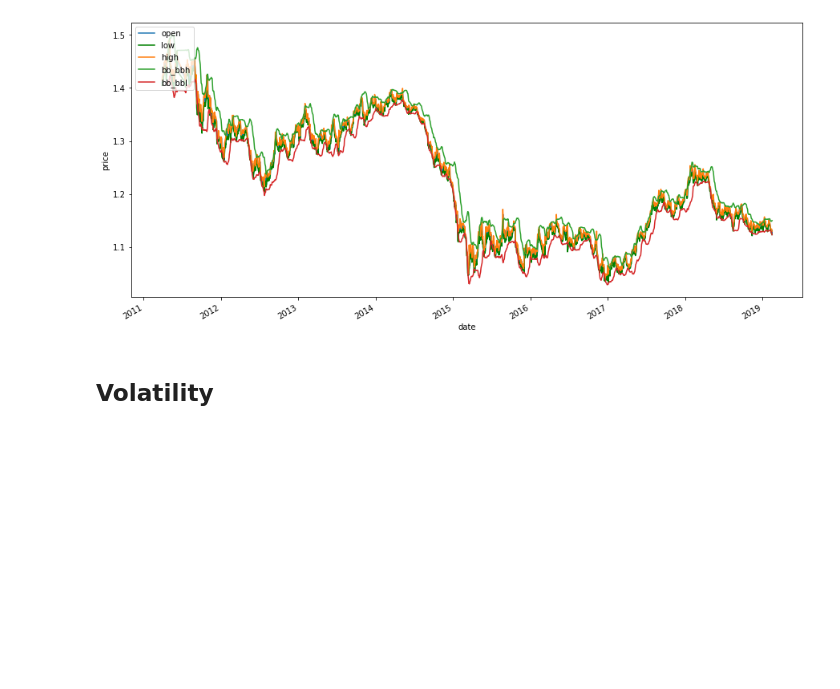
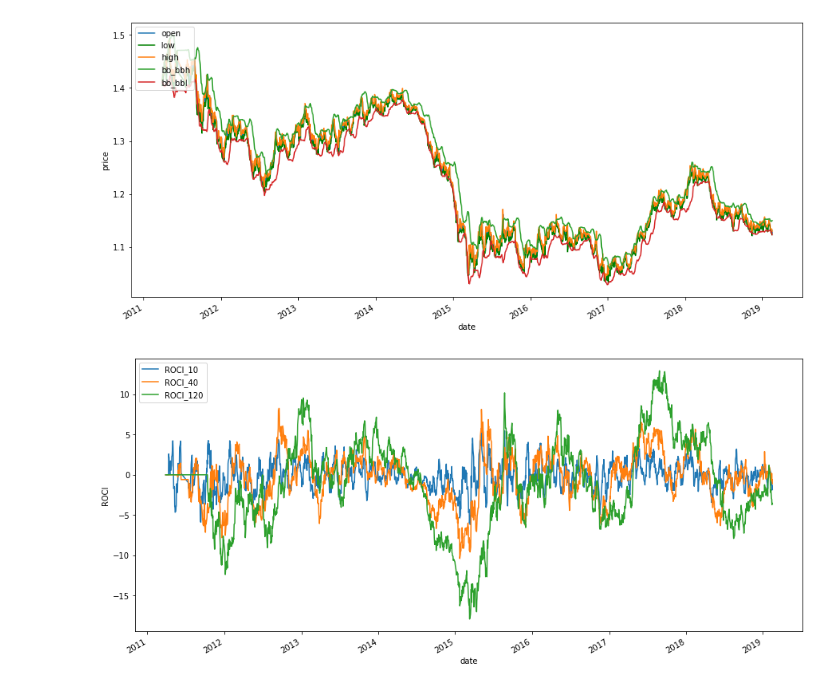
Before and after one commit to razmarrus/diploma, a Jupyter notebook: Features_Engineering.ipynb, the cells around one changed output. Saved outputs shown, nothing was run; the diff lists cells and outputs as text; code cells hidden in the pictures; blank space fills up the shorter version.

```diff
--- a/Features_Engineering.ipynb
+++ b/Features_Engineering.ipynb
@@ -63,0 +75,3 @@ df
+# %%
+df['ATR'] = ATR.average_true_range()
+df.head()
@@ -63,0 +102,12 @@ df
+# %%
+ROCI_10 = ta.momentum.ROCIndicator(df['close'], window=10, fillna=True)
+ROCI_20 = ta.momentum.ROCIndicator(df['close'], window=20, fillna=True)
+ROCI_40 = ta.momentum.ROCIndicator(df['close'], window=40, fillna=True)
+ROCI_60 = ta.momentum.ROCIndicator(df['close'], window=60, fillna=True)
+ROCI_120 = ta.momentum.ROCIndicator(df['close'], window=120, fillna=True)
+# %%
+df["ROCI_10"] = ROCI_10.roc()
+df["ROCI_20"] = ROCI_20.roc()
+df["ROCI_40"] = ROCI_40.roc()
+df["ROCI_60"] = ROCI_60.roc()
+df["ROCI_120"] = ROCI_120.roc()
@@ -63,0 +116,10 @@ df
+# %%
+close_price = df["close"].values.tolist()
+close_Y = [0]
+for i in range(1, len(close_price)):
+    if close_price[i] > close_price[i - 1]:
+        close_Y.append(1)
+    else:
+        close_Y.append(0)
+
+df['close_change'] = close_Y
@@ -73,5 +184,3 @@ plt.legend(loc='upper left')
 pylab.show()
 # %% [output]
 [figure]
-# %% [markdown]
-## Volatility
@@ -79,0 +187,11 @@ ATR = ta.volatility.AverageTrueRange(close=df["close"],high=df['high'],low=df["l
+# %%
+plt.figure(figsize(15,7))
+df.ROCI_10.plot()
+#df.ROCI_20.plot()
+df.ROCI_40.plot()
+df.ROCI_120.plot()
+plt.ylabel('ROCI')
+plt.legend(loc='upper left')
+pylab.show()
+# %% [output]
+[figure, added]
```
Also changed, not shown: parts of 22 cells of this notebook, 1 other file.
